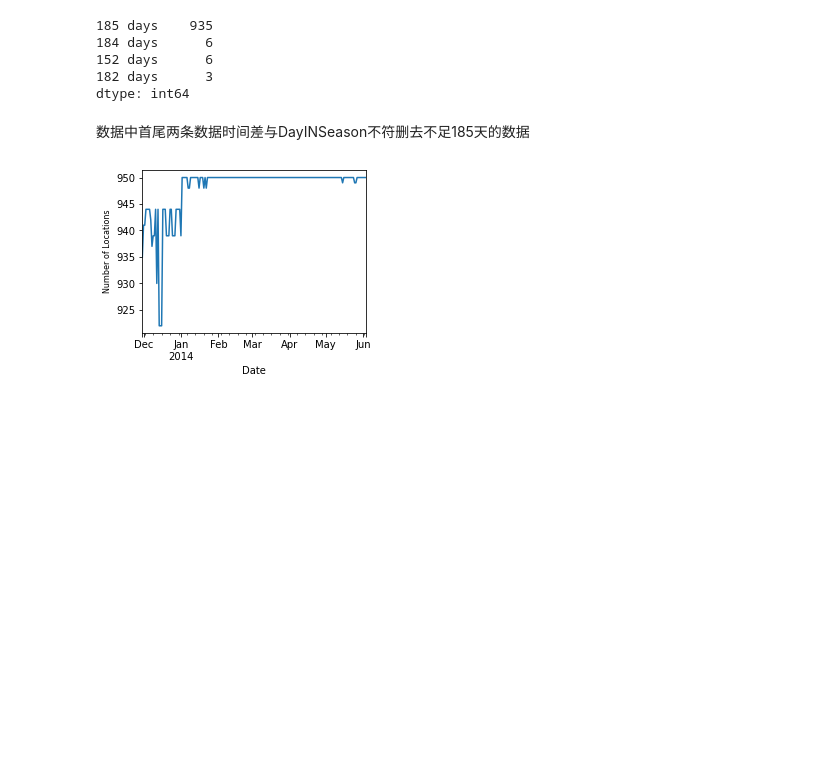
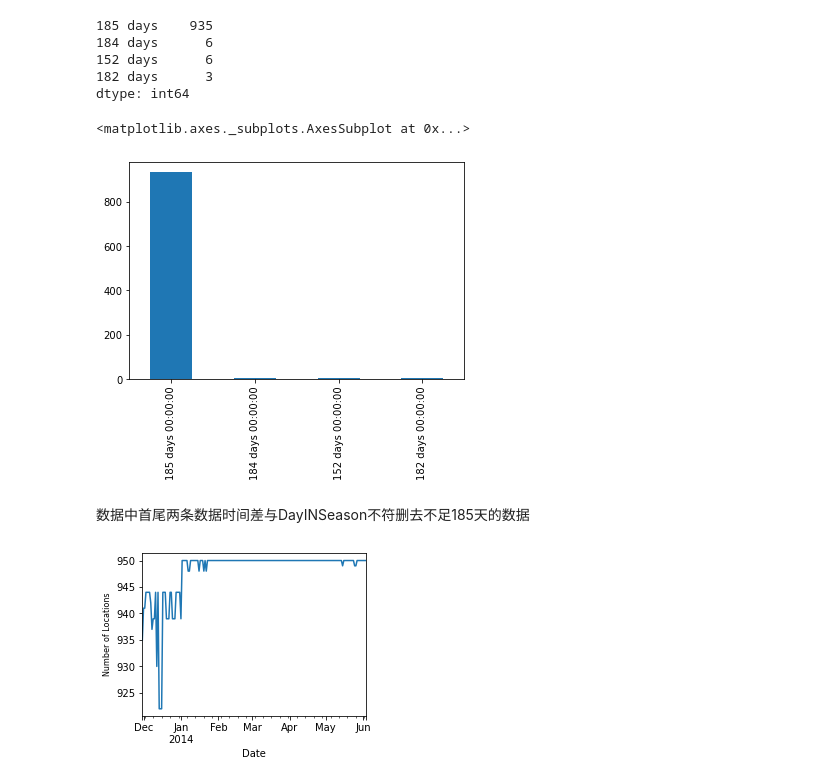
Before and after one commit to aoba98/bishe, a Jupyter notebook: 美国水稻（发表改）.ipynb, the cells around one changed output. Drawn from its saved outputs; the diff is of its cells as text; code cells hidden in the pictures; blank space fills up the shorter version.

```diff
--- a/美国水稻（发表改）.ipynb
+++ b/美国水稻（发表改）.ipynb
@@ -18,6 +38,11 @@ wheat13.groupby('Location').apply(lambda x: x.Date.max() - x.Date.min()).value_c
 152 days      6
 182 days      3
 dtype: int64
+# %%
+wheat13.groupby('Location').apply(lambda x: x.Date.max() - x.Date.min()).value_counts().plot(kind="bar")
+# %% [output]
+<matplotlib.axes._subplots.AxesSubplot at 0x...>
+[figure, added]
 # %% [markdown]
 数据中首尾两条数据时间差与DayINSeason不符删去不足185天的数据
 # %%
```
Also changed, not shown: parts of 13 cells of this notebook, 8 other files.
